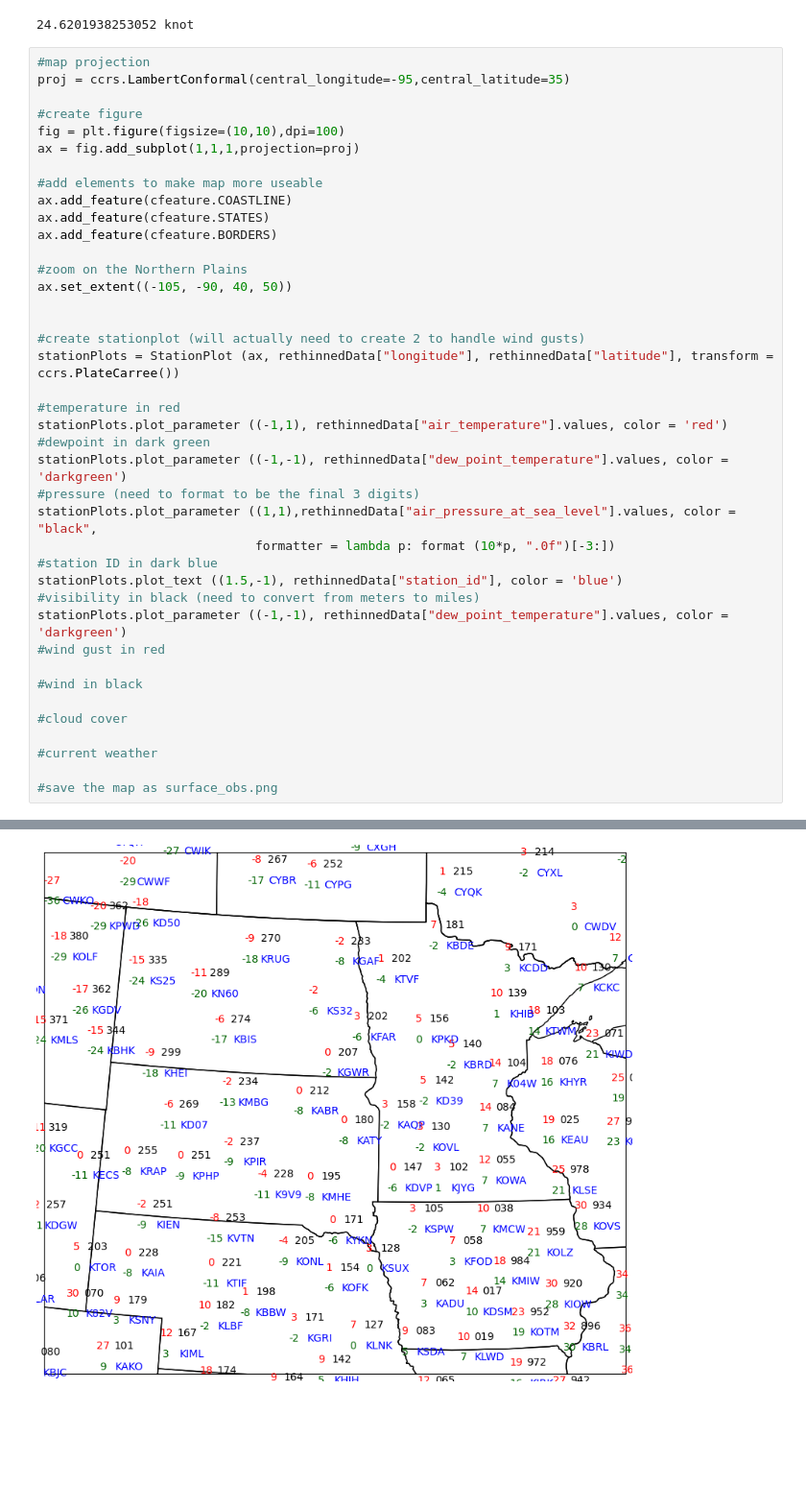
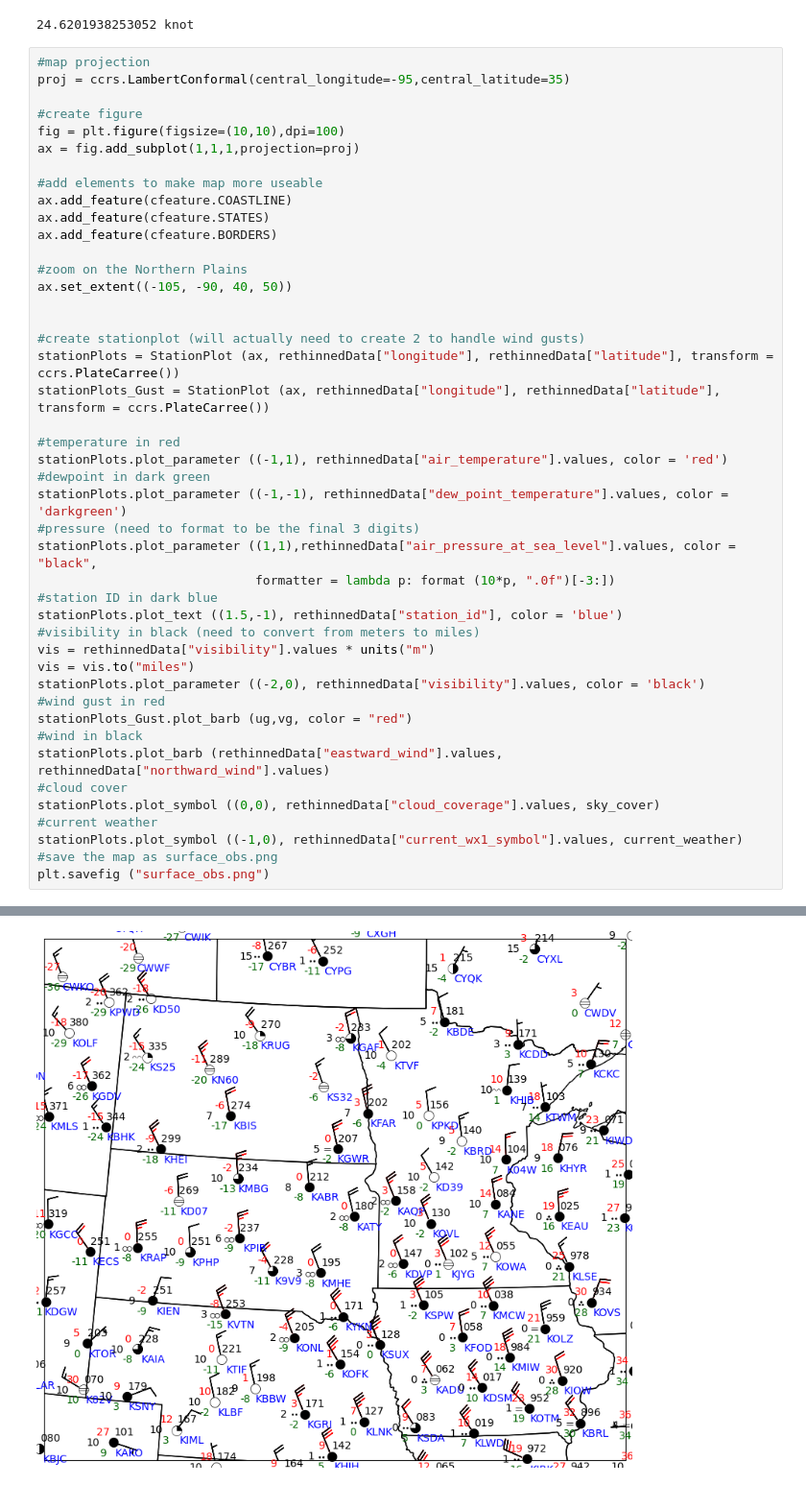
Before and after one commit to carsonturner5/ATSC_270, a Jupyter notebook: assignment_4/assignment_4.ipynb, the cells around one changed output, grey strips where cells are left out. Shown at 96% size. Cells and saved outputs as stored; diff of their text form; blank space fills up the shorter version.

```diff
--- a/assignment_4/assignment_4.ipynb
+++ b/assignment_4/assignment_4.ipynb
@@ -308,6 +308,7 @@ ax.set_extent((-105, -90, 40, 50))
 
 #create stationplot (will actually need to create 2 to handle wind gusts)
 stationPlots = StationPlot (ax, rethinnedData["longitude"], rethinnedData["latitude"], transform = ccrs.PlateCarree())
+stationPlots_Gust = StationPlot (ax, rethinnedData["longitude"], rethinnedData["latitude"], transform = ccrs.PlateCarree())
 
 #temperature in red
 stationPlots.plot_parameter ((-1,1), rethinnedData["air_temperature"].values, color = 'red')
@@ -319,14 +320,17 @@ stationPlots.plot_parameter ((1,1),rethinnedData["air_pressure_at_sea_level"].va
 #station ID in dark blue
 stationPlots.plot_text ((1.5,-1), rethinnedData["station_id"], color = 'blue')
 #visibility in black (need to convert from meters to miles)
-stationPlots.plot_parameter ((-1,-1), rethinnedData["dew_point_temperature"].values, color = 'darkgreen')
+vis = rethinnedData["visibility"].values * units("m")
+vis = vis.to("miles")
+stationPlots.plot_parameter ((-2,0), rethinnedData["visibility"].values, color = 'black')
 #wind gust in red
-
+stationPlots_Gust.plot_barb (ug,vg, color = "red")
 #wind in black
-
+stationPlots.plot_barb (rethinnedData["eastward_wind"].values, rethinnedData["northward_wind"].values)
 #cloud cover
-
+stationPlots.plot_symbol ((0,0), rethinnedData["cloud_coverage"].values, sky_cover)
 #current weather
-
+stationPlots.plot_symbol ((-1,0), rethinnedData["current_wx1_symbol"].values, current_weather)
 #save the map as surface_obs.png
+plt.savefig ("surface_obs.png")
 # %% [output]
@@ -334 +337 @@ TextCollection
-[figure, old version]
+[figure, new version]
```
Also changed, not shown: parts of 2 cells of this notebook, 1 other file.
